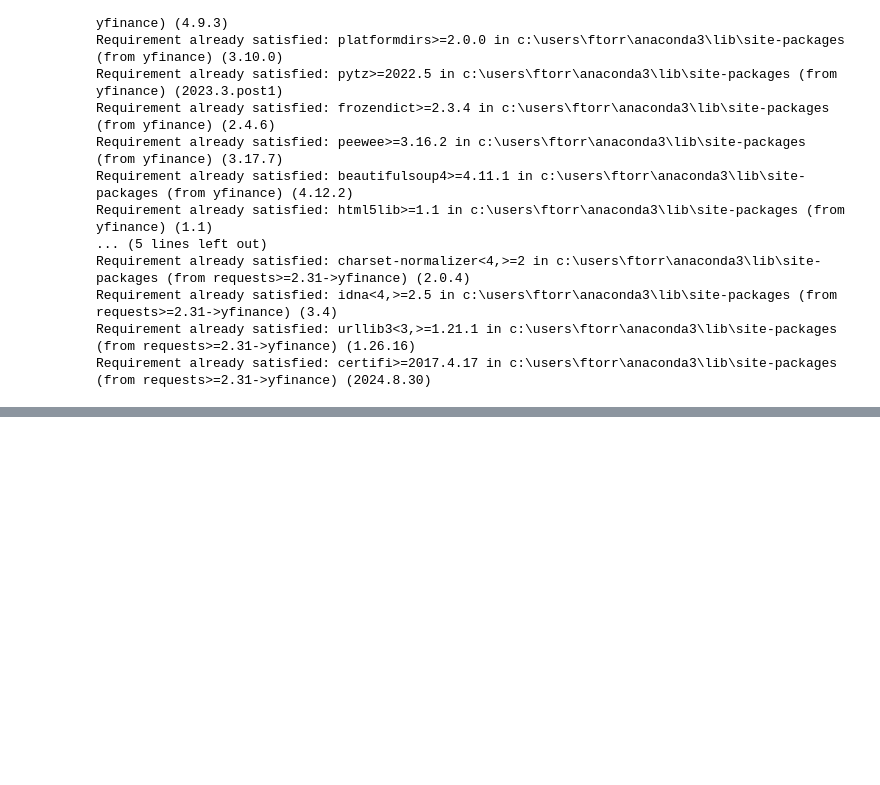
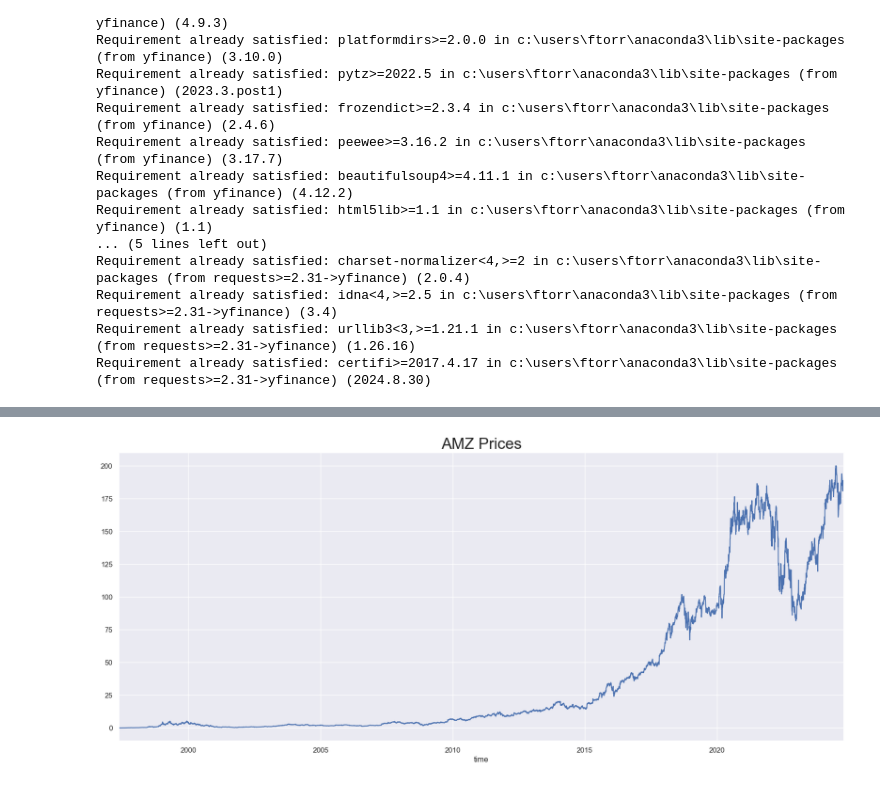
Before and after one commit to Chefi/Modelos-de-Control-de-Producci-n, a Jupyter notebook: Series de Tiempo en Python.ipynb, the cells around one changed output, grey strips where cells are left out. Saved outputs shown, nothing was run; the diff lists cells and outputs as text; code cells hidden in the pictures; blank space fills up the shorter version.

```diff
--- a/Series de Tiempo en Python.ipynb
+++ b/Series de Tiempo en Python.ipynb
@@ -51,0 +54,2 @@ warnings.filterwarnings("ignore")
+# %%
+df = preprocessing_yf("AMZN")
@@ -51,0 +58,3 @@ warnings.filterwarnings("ignore")
+# %%
+df=df.asfreq('b') #bussiness day
+df=df.fillna(method='ffill')
@@ -51,0 +93,7 @@ warnings.filterwarnings("ignore")
+# %%
+df.close.plot(figsize=(20,8))
+plt.title("AMZ Prices", size = 24)
+#plt.ylim(0,2300)
+plt.show()
+# %% [output]
+[figure, added]
```
Also changed, not shown: parts of 43 cells of this notebook.
